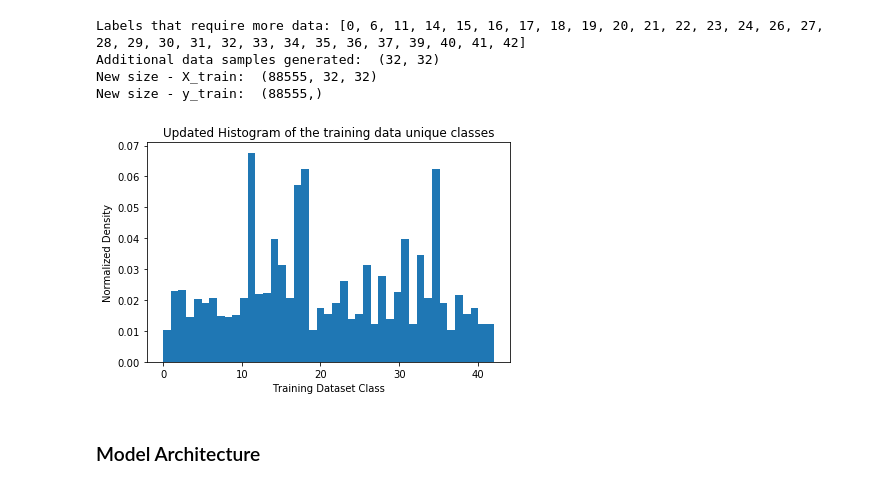
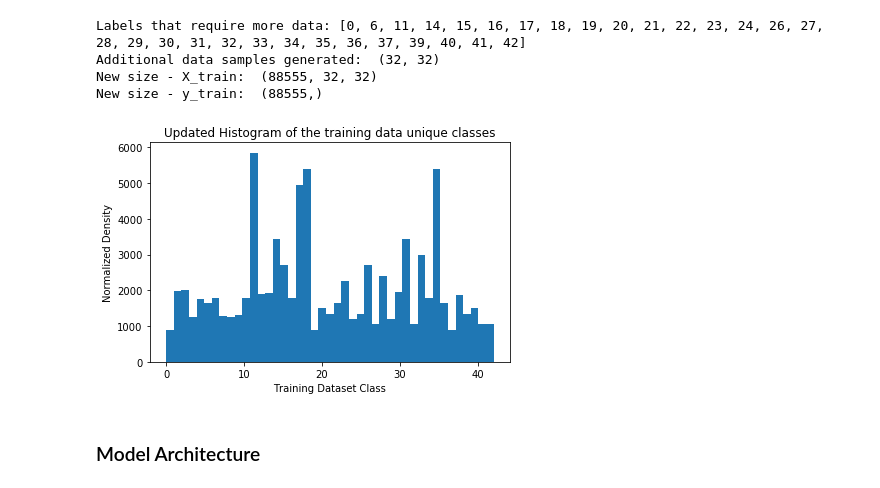
Before and after one commit to CHUCK-P/Traffic_Sign_Classifier, a Jupyter notebook: Traffic_Sign_Classifier.ipynb, the cells around one changed output. Drawn from its saved outputs; the diff is of its cells as text; code cells hidden in the pictures.

```diff
--- a/Traffic_Sign_Classifier.ipynb
+++ b/Traffic_Sign_Classifier.ipynb
@@ -307,18 +306,18 @@ X_test, y_test = shuffle(X_test, y_test)
 # %%
 # PLOT UPDATED HISTOGRAM
 fig,ax = plt.subplots()
 #histogram of the data
-n, bins, patches = ax.hist(y_train,n_classes,normed=1)
+n, bins, patches = ax.hist(y_train,n_classes) #,normed=1
 ax.set_xlabel('Training Dataset Class')
 ax.set_ylabel('Normalized Density')
 ax.set_title('Updated Histogram of the training data unique classes')
 #
 fig.tight_layout()
 plt.show()
 
-fig.savefig('plot2.png')
+fig.savefig('./examples/plot2.png')
 # %% [output]
-[figure, old version]
+[figure, new version]
 # %% [markdown]
 ### Model Architecture
 # %%
```
Also changed, not shown: parts of 11 cells of this notebook, 3 other files.
